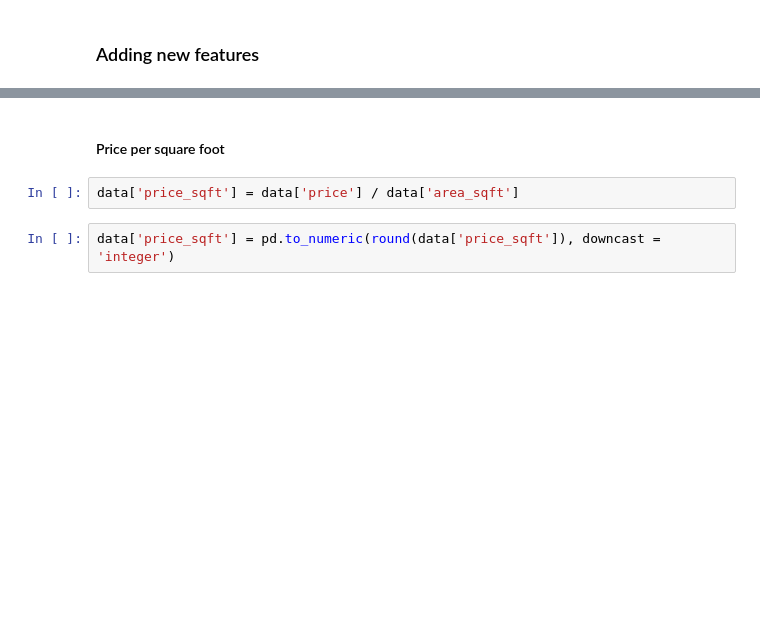
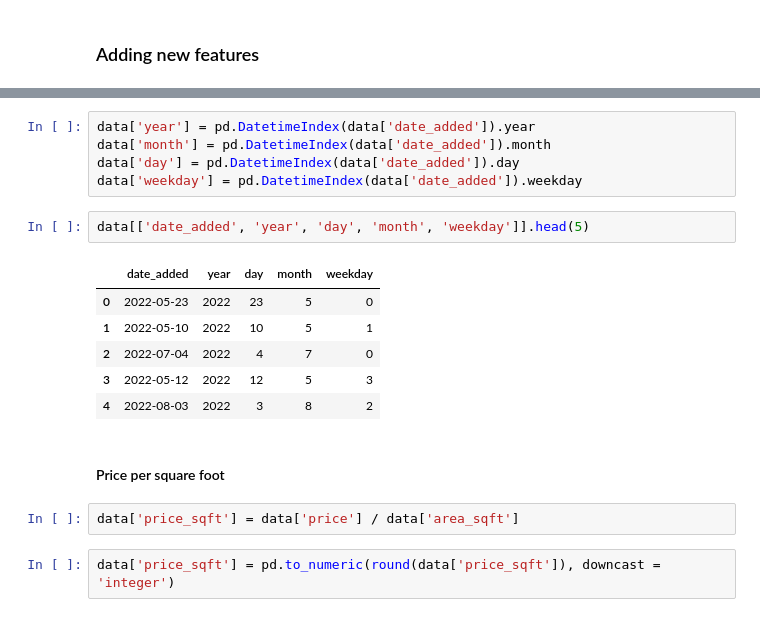
Before and after one commit to imeleges/REMA_Dubai, a Jupyter notebook: bayut_dubai_difc_downtown.ipynb, the cells around one changed output, grey strips where cells are left out. Cells and saved outputs as stored; diff of their text form; blank space fills up the shorter version.

```diff
--- a/bayut_dubai_difc_downtown.ipynb
+++ b/bayut_dubai_difc_downtown.ipynb
@@ -420,3 +447,17 @@ def whiskers_limits(series):
+# %%
+data['year'] = pd.DatetimeIndex(data['date_added']).year
+data['month'] = pd.DatetimeIndex(data['date_added']).month
+data['day'] = pd.DatetimeIndex(data['date_added']).day
+data['weekday'] = pd.DatetimeIndex(data['date_added']).weekday
+# %%
+data[['date_added', 'year', 'day', 'month', 'weekday']].head(5)
+# %% [output]
+|  | date_added | year | day | month | weekday |
+| 0 | 2022-05-23 | 2022 | 23 | 5 | 0 |
+| 1 | 2022-05-10 | 2022 | 10 | 5 | 1 |
+| 2 | 2022-07-04 | 2022 | 4 | 7 | 0 |
+| 3 | 2022-05-12 | 2022 | 12 | 5 | 3 |
+| 4 | 2022-08-03 | 2022 | 3 | 8 | 2 |
 # %% [markdown]
 #### Price per square foot
 # %%
```
Also changed, not shown: parts of 60 cells of this notebook.
